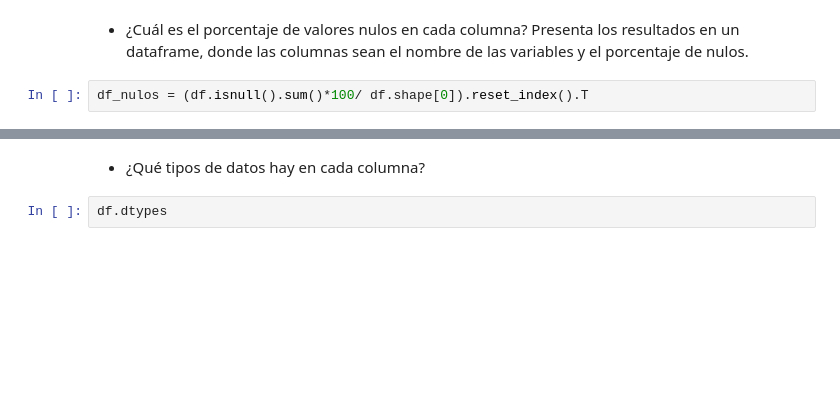
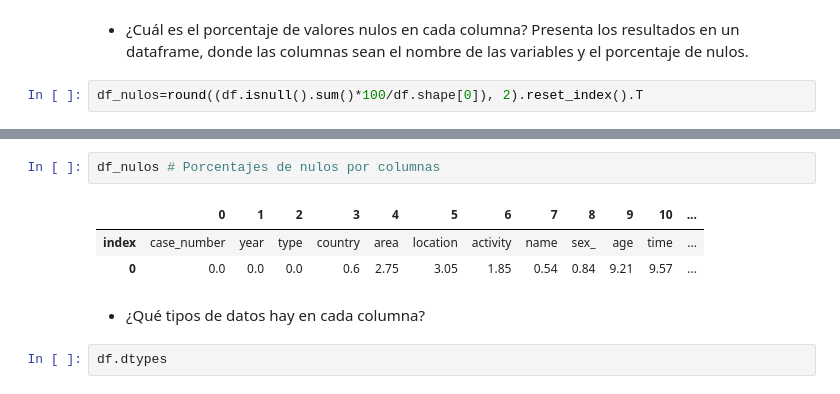
Before and after one commit to Adalab/DA-promo-c-modulo-2-sprint-2-Anahi-Mai, a Jupyter notebook: EDA/pp_eda_I.ipynb, the cells around one changed output, grey strips where cells are left out. Drawn from its saved outputs; the diff is of its cells as text; blank space fills up the shorter version.

```diff
--- a/EDA/pp_eda_I.ipynb
+++ b/EDA/pp_eda_I.ipynb
@@ -57,4 +58,4 @@ df.head(2)
 # %% [markdown]
 - ¿Cuál es el porcentaje de valores nulos en cada columna? Presenta los resultados en un dataframe, donde las columnas sean el nombre de las variables y el porcentaje de nulos.
 # %%
-df_nulos = (df.isnull().sum()*100/ df.shape[0]).reset_index().T
+df_nulos=round((df.isnull().sum()*100/df.shape[0]), 2).reset_index().T
@@ -67,3 +62,9 @@ df_nulos.head()
+# %%
+df_nulos # Porcentajes de nulos por columnas
+# %% [output]
+|  | 0 | 1 | 2 | 3 | 4 | 5 | 6 | 7 | 8 | 9 | 10 | ... |
+| index | case_number | year | type | country | area | location | activity | name | sex_ | age | time | ... |
+| 0 | 0.0 | 0.0 | 0.0 | 0.6 | 2.75 | 3.05 | 1.85 | 0.54 | 0.84 | 9.21 | 9.57 | ... |
 # %% [markdown]
 - ¿Qué tipos de datos hay en cada columna?
 # %%
```
Also changed, not shown: parts of 23 cells of this notebook.
